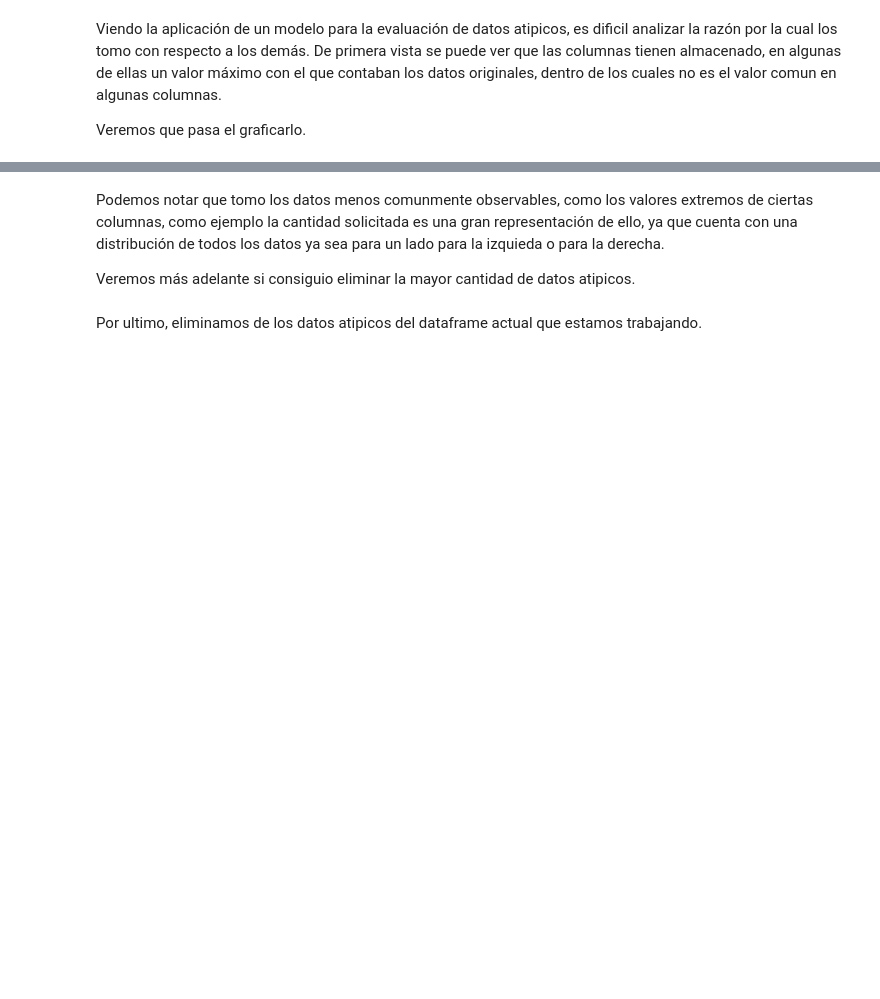
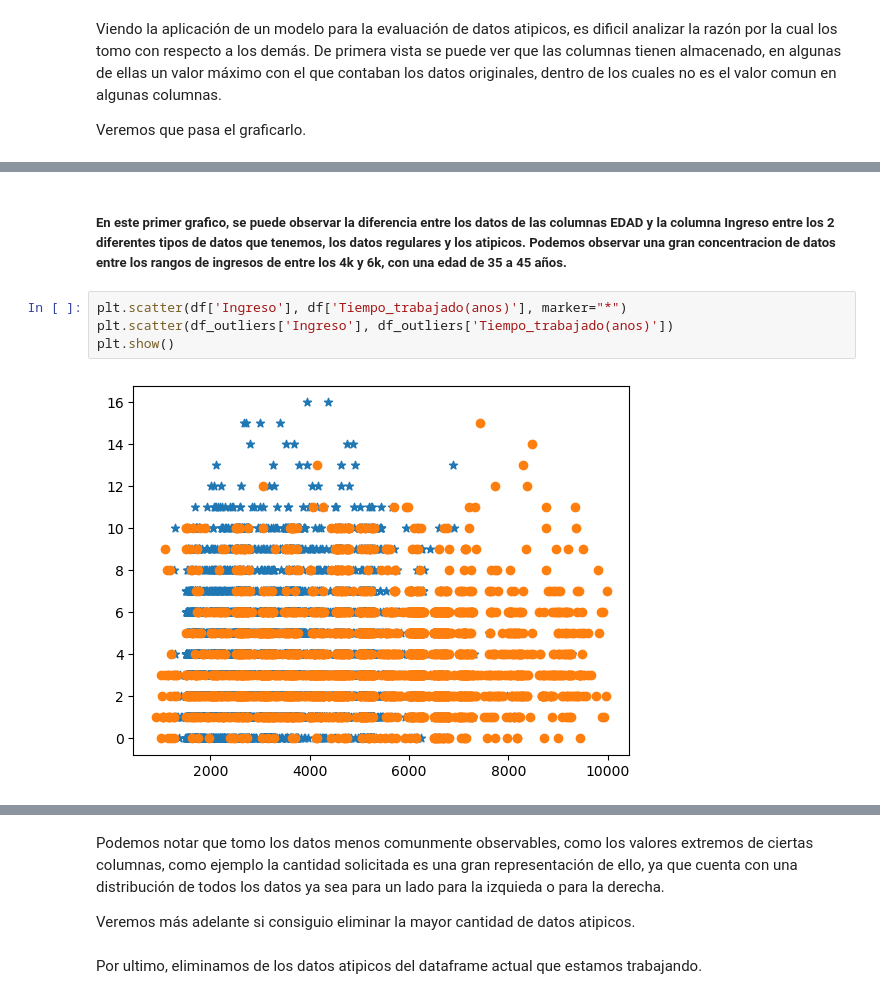
Before and after one commit to ismaelacosta/Proyecto_AID, a Jupyter notebook: examen.ipynb, the cells around one changed output, grey strips where cells are left out. Cells and saved outputs as stored; diff of their text form; blank space fills up the shorter version.

```diff
--- a/examen.ipynb
+++ b/examen.ipynb
@@ -1109,0 +1123,8 @@ Veremos que pasa el graficarlo.
+# %% [markdown]
+##### En este primer grafico, se puede observar la diferencia entre los datos de las columnas EDAD y la columna Ingreso entre los 2 diferentes tipos de datos que tenemos, los datos regulares y los atipicos. Podemos observar una gran concentracion de datos entre los rangos de ingresos de entre los 4k y 6k, con una edad de 35 a 45 años.
+# %%
+plt.scatter(df['Ingreso'], df['Tiempo_trabajado(anos)'], marker="*")
+plt.scatter(df_outliers['Ingreso'], df_outliers['Tiempo_trabajado(anos)'])
+plt.show()
+# %% [output]
+[figure, added]
```
Also changed, not shown: parts of 18 cells of this notebook.
